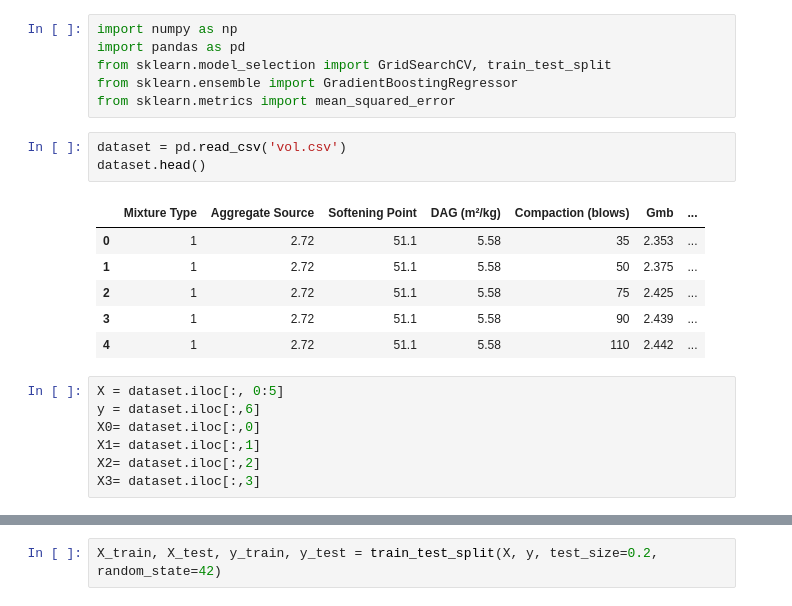
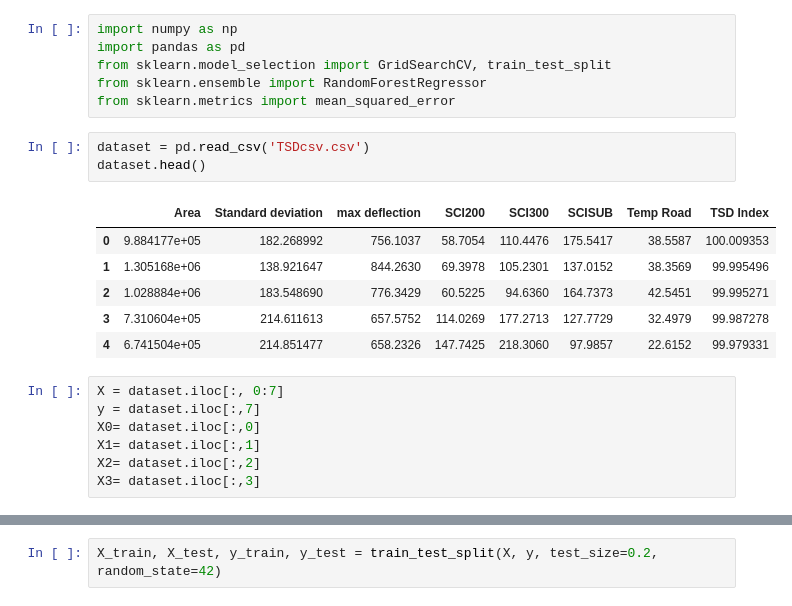
Before and after one commit to Vishur01/TSD-Index, a Jupyter notebook: RFR.ipynb, the cells around one changed output, grey strips where cells are left out. Saved outputs shown, nothing was run; the diff lists cells and outputs as text.

Commit message:
Change area

```diff
--- a/RFR.ipynb
+++ b/RFR.ipynb
@@ -2,21 +2,21 @@
 import numpy as np
 import pandas as pd
 from sklearn.model_selection import GridSearchCV, train_test_split
-from sklearn.ensemble import GradientBoostingRegressor
+from sklearn.ensemble import RandomForestRegressor
 from sklearn.metrics import mean_squared_error
 # %%
-dataset = pd.read_csv('vol.csv')
+dataset = pd.read_csv('TSDcsv.csv')
 dataset.head()
 # %% [output]
-|  | Mixture Type | Aggregate Source | Softening Point | DAG (m²/kg) | Compaction (blows) | Gmb | ... |
-| 0 | 1 | 2.72 | 51.1 | 5.58 | 35 | 2.353 | ... |
-| 1 | 1 | 2.72 | 51.1 | 5.58 | 50 | 2.375 | ... |
-| 2 | 1 | 2.72 | 51.1 | 5.58 | 75 | 2.425 | ... |
-| 3 | 1 | 2.72 | 51.1 | 5.58 | 90 | 2.439 | ... |
-| 4 | 1 | 2.72 | 51.1 | 5.58 | 110 | 2.442 | ... |
+|  | Area | Standard deviation | max deflection | SCI200 | SCI300 | SCISUB | Temp Road | TSD Index |
+| 0 | 9.884177e+05 | 182.268992 | 756.1037 | 58.7054 | 110.4476 | 175.5417 | 38.5587 | 100.009353 |
+| 1 | 1.305168e+06 | 138.921647 | 844.2630 | 69.3978 | 105.2301 | 137.0152 | 38.3569 | 99.995496 |
+| 2 | 1.028884e+06 | 183.548690 | 776.3429 | 60.5225 | 94.6360 | 164.7373 | 42.5451 | 99.995271 |
+| 3 | 7.310604e+05 | 214.611613 | 657.5752 | 114.0269 | 177.2713 | 127.7729 | 32.4979 | 99.987278 |
+| 4 | 6.741504e+05 | 214.851477 | 658.2326 | 147.7425 | 218.3060 | 97.9857 | 22.6152 | 99.979331 |
 # %%
-X = dataset.iloc[:, 0:5]
-y = dataset.iloc[:,6]
+X = dataset.iloc[:, 0:7]
+y = dataset.iloc[:,7]
 X0= dataset.iloc[:,0]
 X1= dataset.iloc[:,1]
 X2= dataset.iloc[:,2]
```
Also changed, not shown: parts of 14 cells of this notebook, 7 other files.
